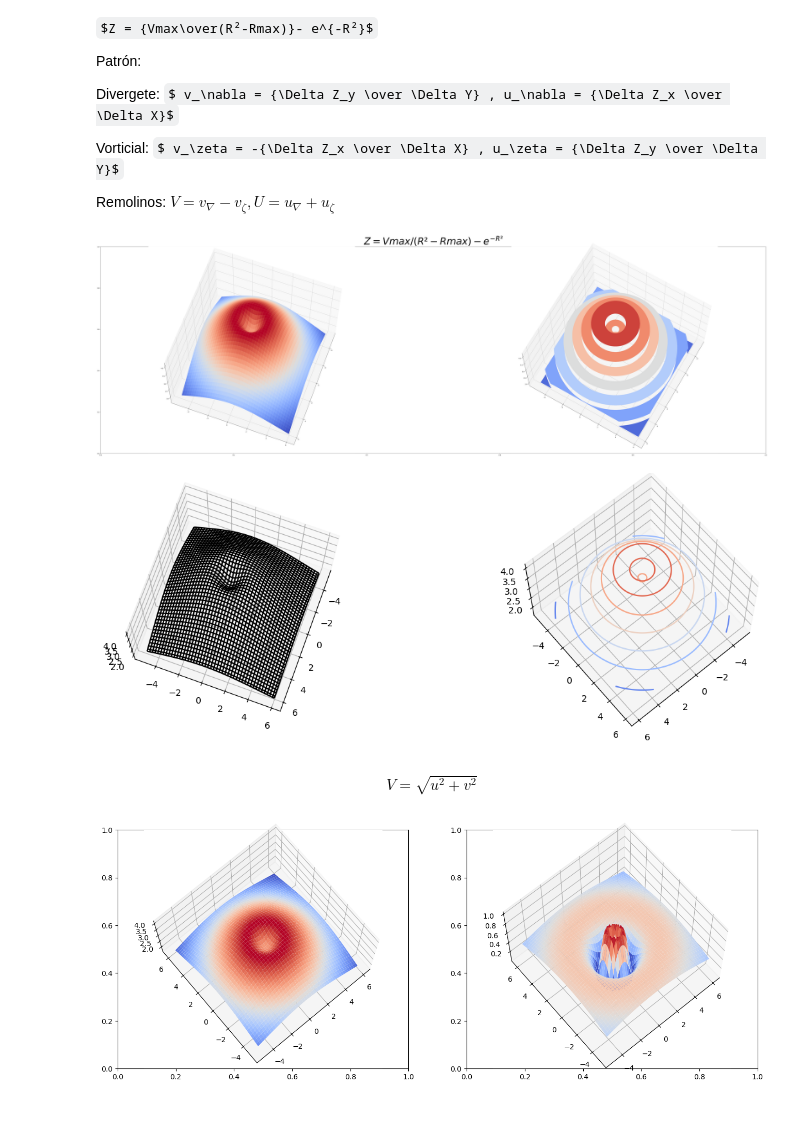
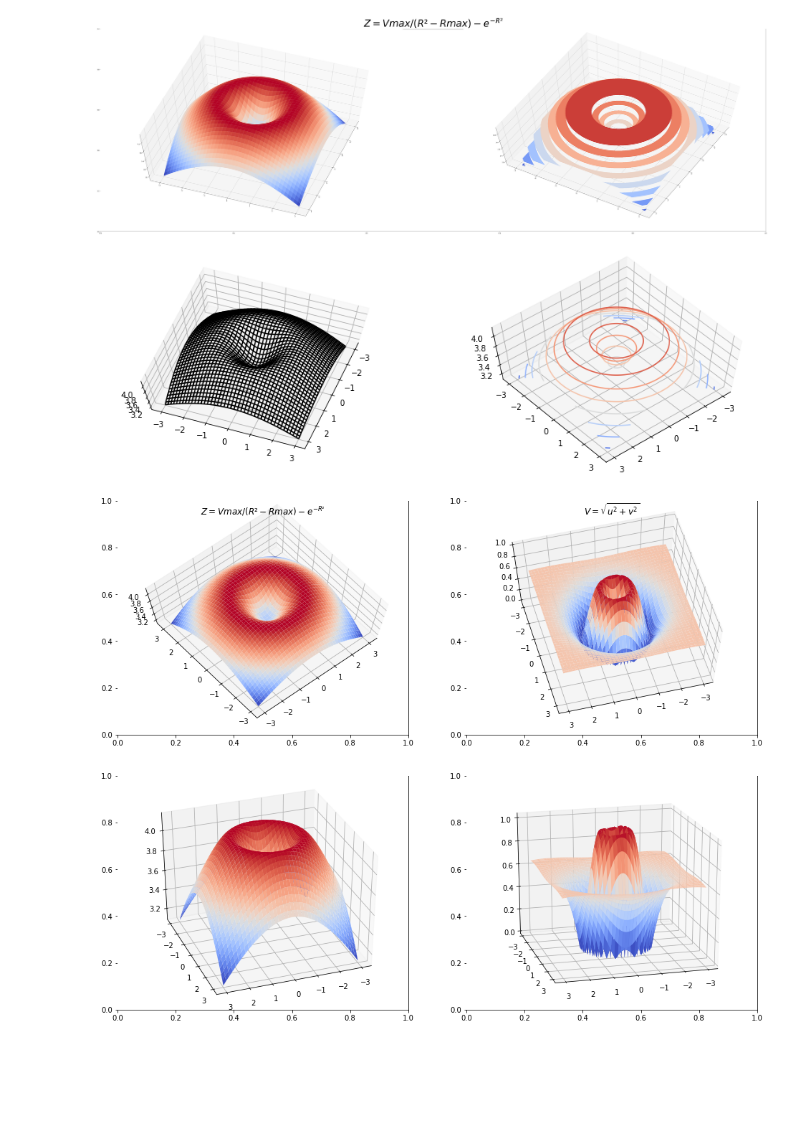
Before and after one commit to oregomar/Matplotlib, a Jupyter notebook: stremplotIII.ipynb, the cells around one changed output. Saved outputs shown, nothing was run; the diff lists cells and outputs as text; code cells hidden in the pictures; some formulas as TeX source; blank space fills up the shorter version.

```diff
--- a/stremplotIII.ipynb
+++ b/stremplotIII.ipynb
@@ -28,23 +48,30 @@ import numpy as np
 
 # make a stream function:
 
-#x = np.linspace(-5, 5, 252)
-#y = np.linspace(-5, 5, 252)
+x = np.linspace(-3, 3, 252)
+y = np.linspace(-3, 3, 252)
 
-x = np.arange(-5, 6, 0.04)
-y = np.arange(-5, 6, 0.04)
+#x = np.arange(-8, 9, 0.06)
+#y = np.arange(-8, 9, 0.06)
 
 X, Y = np.meshgrid(x, y)
 
-Dx = Dy = 0.04 #10.0/252
-
-#Z = (1 - X/2 + X**5 + Y**3) * np.exp(-X**2 - Y**2)
+Dx = Dy = 6.0/252  #.06
+Vmax = 180
+Rmax = 40
 
 R = np.sqrt(X**2 + Y**2)
+#Z = (1 - X/2 + X**5 + Y**3) * np.exp(-X**2 - Y**2)
 #Z = np.sin (R)
-#Z = R*np.exp(-R**2)
+#Z = Vmax*np.exp(-R**2)
 #Z =  np.sin(R)- np.exp(-R**2)
-Z = 180/(R**2+40) -  np.exp(- R**2 )
+Z = Vmax/(R**2+Rmax) -  np.exp(-R**2 )
+
+#text = "Z = (1 - {X/2} + X^5 + Y^3)- e^{(-X^2-Y^2)}$"
+#text = "$Z = \sin( R )$"
+#text = "$Z = Vmax*e^{-R²}$"
+#text = "$ Z = \sin(R) - *e^{-R²}$"
+text = "$Z = {Vmax/(R²-Rmax)}- e^{-R²}$"
 
 # make U and V out of the streamfunction:
 
@@ -83,7 +110,7 @@ ax.view_init(75, 20)
 
 #ax.set_title("$R*e⁽-R²⁾$")
 #ax.set_title("$sin(R)-e⁽R²⁾$")
-ax.set_title("$Z=Vmax/(R²-Rmax)-e^{-R²}$", fontsize=25)
+ax.set_title(text, fontsize=25)
 
 plt.show()
 # %% [output]
@@ -91,16 +118,6 @@ plt.show()
-# %% [markdown]
-$Z = {Vmax\over(R²-Rmax)}- e^{-R²}$
-
-Patrón:
-
-Divergete: $ v_\nabla = {\Delta Z_y \over \Delta Y} , u_\nabla = {\Delta Z_x \over \Delta X}$
-
-Vorticial: $ v_\zeta = -{\Delta Z_x \over \Delta X} , u_\zeta = {\Delta Z_y \over \Delta Y}$
-
-Remolinos: $ V = v_\nabla - v_\zeta , U = u_\nabla + u_\zeta $
 # %%
 fig, ax=plt.subplots(figsize=(80,25))
-ax.set_title("$Z = {Vmax/(R²-Rmax)}- e^{-R²}$", fontsize=65)
+ax.set_title(text, fontsize=65)
 
 ax = fig.add_subplot(1, 2, 1, projection='3d')
 ax.plot_surface(X, Y, Z, cmap=cm.coolwarm)
@@ -120,23 +137,32 @@ ax = fig.add_subplot(1, 2, 2, projection='3d')
 ax.contour(X, Y, Z, stride = 5, cmap=cm.coolwarm)
 ax.view_init(65, 50)
 # %% [output]
-[figure, old version]
+[figure, new version]
-[figure, old version]
+[figure, new version]
-# %% [markdown]
-$$V = \sqrt{u^2 + v^2}$$
 # %%
 Va = np.sqrt(V**2 + U**2)
 
 fig, ax = plt.subplots(1,2,figsize=(16,6))
 ax=fig.add_subplot(1, 2, 1, projection='3d')
 ax.plot_surface(X, Y, Z, cmap=cm.coolwarm)
+ax.set_title(text)
 ax.view_init(75, 230)
 
 ax=fig.add_subplot(1, 2, 2, projection='3d')
 ax.plot_surface(X[1:, 1:], Y[1:, 1:], Va, cmap=cm.coolwarm)
-ax.view_init(65, 230)
+ax.set_title("$V = \sqrt{u^2 + v^2}$")
+ax.view_init(65, 75)
 plt.show()
+
+fig, ax = plt.subplots(1,2,figsize=(16,6))
+ax=fig.add_subplot(1, 2, 1, projection='3d')
+ax.plot_surface(X, Y, Z, cmap=cm.coolwarm)
+ax.view_init(35, 70)
+
+ax=fig.add_subplot(1, 2, 2, projection='3d')
+ax.plot_surface(X[1:, 1:], Y[1:, 1:], Va, cmap=cm.coolwarm)
+ax.view_init(20, 75)
+plt.show()
 # %% [output]
-[figure, old version]
+[figure, new version]
+[figure, added]
-# %% [markdown]
-#
```
Also changed, not shown: parts of 3 cells of this notebook.
